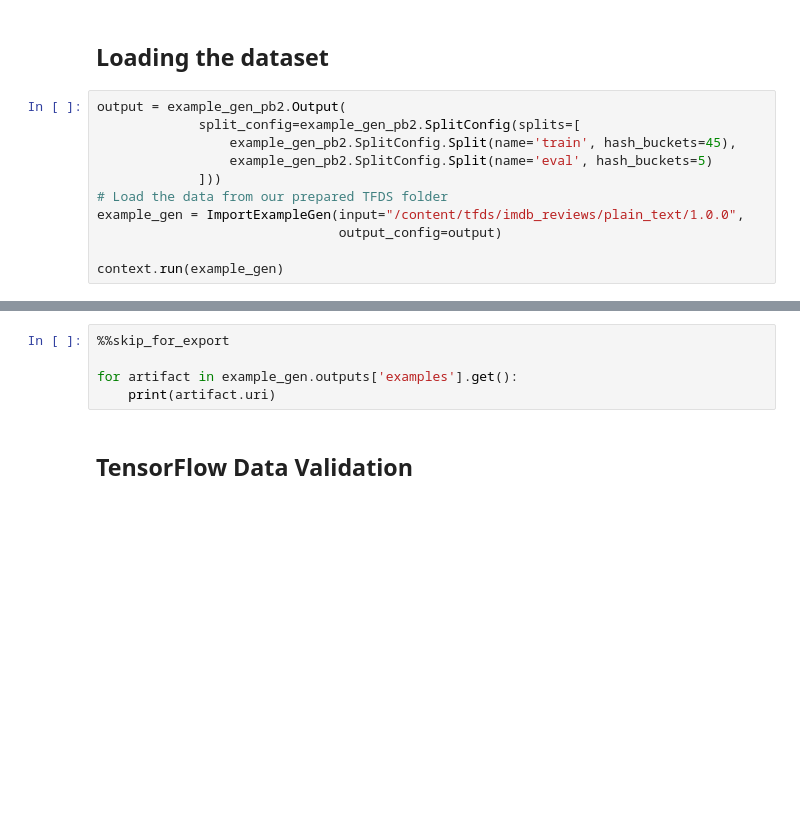
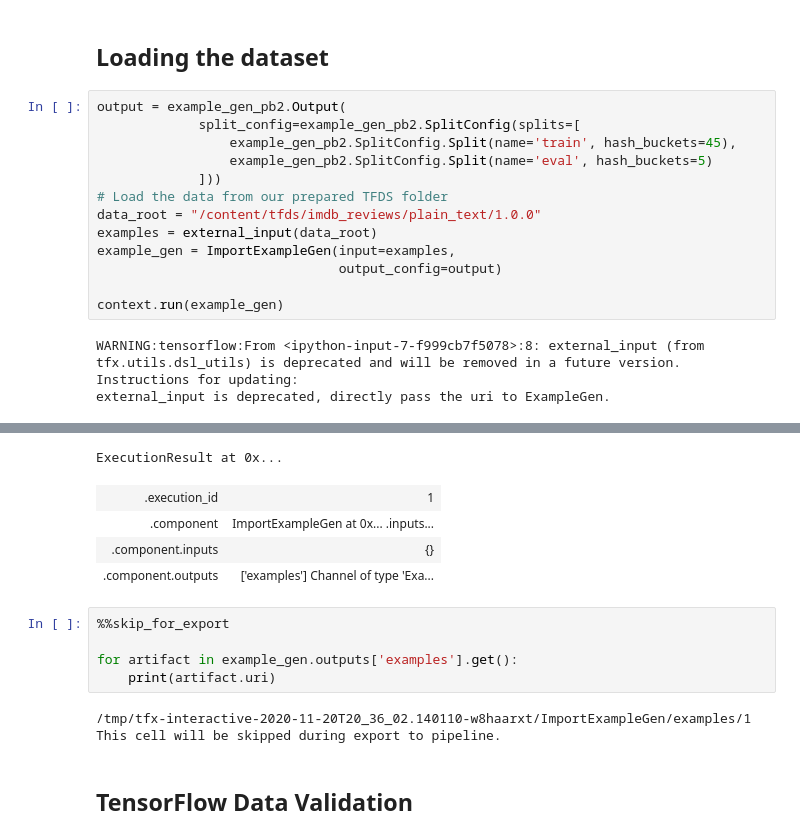
Before and after one commit to tensorflow/workshops, a Jupyter notebook: blog/TFX_Pipeline_for_Bert_Preprocessing.ipynb, the cells around one changed output, grey strips where cells are left out. Drawn from its saved outputs; the diff is of its cells as text; blank space fills up the shorter version.

Commit message:
Updated model to match the latest BERT data structure (TF hub version 3)

```diff
--- a/blog/TFX_Pipeline_for_Bert_Preprocessing.ipynb
+++ b/blog/TFX_Pipeline_for_Bert_Preprocessing.ipynb
@@ -215,7 +250,13 @@ output = example_gen_pb2.Output(
                  example_gen_pb2.SplitConfig.Split(name='eval', hash_buckets=5)
              ]))
 # Load the data from our prepared TFDS folder
-example_gen = ImportExampleGen(input="/content/tfds/imdb_reviews/plain_text/1.0.0",
+data_root = "/content/tfds/imdb_reviews/plain_text/1.0.0"
+examples = external_input(data_root)
+example_gen = ImportExampleGen(input=examples,
                                output_config=output)
 
 context.run(example_gen)
+# %% [output]
+WARNING:tensorflow:From <ipython-input-7-f999cb7f5078>:8: external_input (from tfx.utils.dsl_utils) is deprecated and will be removed in a future version.
+Instructions for updating:
+external_input is deprecated, directly pass the uri to ExampleGen.
@@ -222,8 +269,16 @@ context.run(example_gen)
+ExecutionResult at 0x...
+| .execution_id | 1 |
+| .component | ImportExampleGen at 0x... .inputs... |
+| .component.inputs | {} |
+| .component.outputs | ['examples'] Channel of type 'Exa... |
 # %%
 %%skip_for_export
 
 for artifact in example_gen.outputs['examples'].get():
     print(artifact.uri)
+# %% [output]
+/tmp/tfx-interactive-2020-11-20T20_36_02.140110-w8haarxt/ImportExampleGen/examples/1
+This cell will be skipped during export to pipeline.
 # %% [markdown]
 ## TensorFlow Data Validation
 # %%
```
Also changed, not shown: parts of 19 cells of this notebook.
